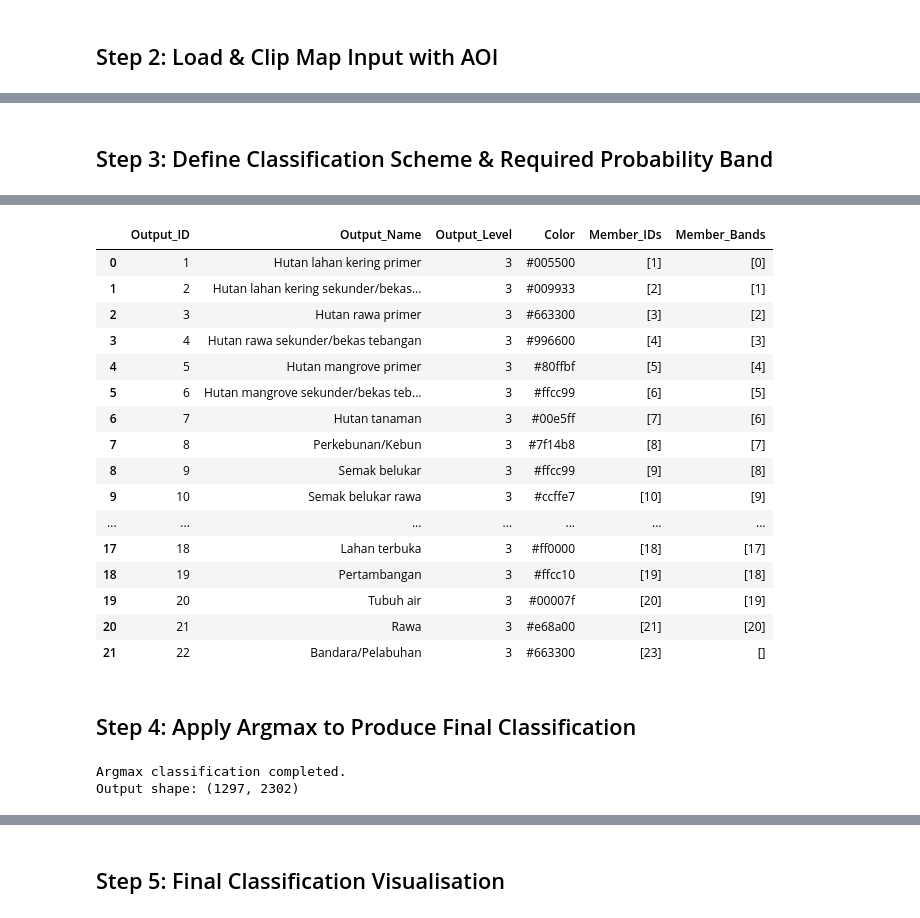
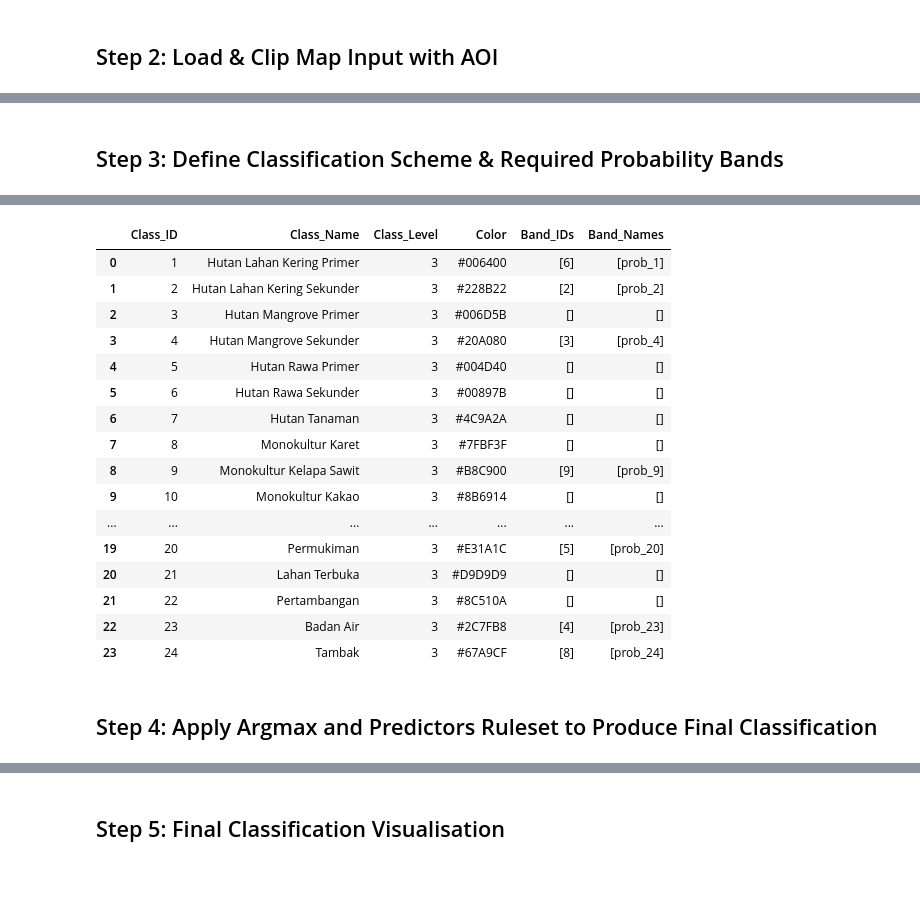
Before and after one commit to epistem-io/luma-stack, a Jupyter notebook: notebooks/classify_default_scheme.ipynb, the cells around one changed output, grey strips where cells are left out. Drawn from its saved outputs; the diff is of its cells as text; code cells hidden in the pictures; blank space fills up the shorter version.

Commit message:
Add the ruleset-predictor as an additional consideration when determining the final LULC classification

```diff
--- a/notebooks/classify_default_scheme.ipynb
+++ b/notebooks/classify_default_scheme.ipynb
@@ -37,14 +46,13 @@ ee.Initialize()
 ## Step 1: Define Inputs & Parameters
 # %%
 # Define input file path
-aoi_path = "../data/modular_mapping_approach/musi-banyuasin_test/aoi_muba.shp"
-multi_prob_map_path = "../data/modular_mapping_approach/musi-banyuasin_test/sumatra_multiprobability_stack_KLHK_30m-0000028672-0000028672.tif"
-predictors_map_path = "../data/modular_mapping_approach/musi-banyuasin_test/predictors_map.tif"
-modified_scheme_path = "../data/modular_mapping_approach/musi-banyuasin_test/modified_scheme.xlsx"
-ruleset_path = "../data/modular_mapping_approach/musi-banyuasin_test/predictors_ruleset.xlsx"
+aoi_path = "../data/modular_mapping_approach/aceh_test/aceh_aoi1.shp"
+multi_prob_map_path = "projects/epistem2/assets/probability_stack_Aceh_2020"
+predictors_map_path = "D:/aceh_test/predictors_composite_aceh_f.tif"
+modified_scheme_path = "../data/modular_mapping_approach/aceh_test/modified_scheme.xlsx"
+ruleset_path = "../data/modular_mapping_approach/aceh_test/predictors_ruleset.xlsx"
 year = 2020
-output_path = "../data/modular_mapping_approach/musi-banyuasin_test/result/"
-probability_threshold = 0.6
+Class_path = "../data/modular_mapping_approach/aceh_test/output"
 # %% [markdown]
 ## Step 2: Load & Clip Map Input with AOI
 # %%
@@ -86,5 +94,5 @@ Available predictors map bands:
 # %% [markdown]
-## Step 3: Define Classification Scheme & Required Probability Band
+## Step 3: Define Classification Scheme & Required Probability Bands
 # %%
 # Read scheme
 modified_scheme = pd.read_excel(modified_scheme_path)
@@ -98,7 +106,8 @@ mapping = build_mapping(scheme)
 # Aggregate probability cube
 aggregated_cube, output_info = aggregate_probability(
     raster_multi_prob,
-    mapping
+    mapping,
+    band_names_prob
 )
 
 output_info
@@ -107,29 +129,19 @@ Warning: 'Bandara/Pelabuhan' ignored missing raster band(s): [22]
-|  | Output_ID | Output_Name | Output_Level | Color | Member_IDs | Member_Bands |
-| 0 | 1 | Hutan lahan kering primer | 3 | #005500 | [1] | [0] |
-| 1 | 2 | Hutan lahan kering sekunder/bekas... | 3 | #009933 | [2] | [1] |
-| 2 | 3 | Hutan rawa primer | 3 | #663300 | [3] | [2] |
-| 3 | 4 | Hutan rawa sekunder/bekas tebangan | 3 | #996600 | [4] | [3] |
-| 4 | 5 | Hutan mangrove primer | 3 | #80ffbf | [5] | [4] |
-| 5 | 6 | Hutan mangrove sekunder/bekas teb... | 3 | #ffcc99 | [6] | [5] |
-| 6 | 7 | Hutan tanaman | 3 | #00e5ff | [7] | [6] |
-| 7 | 8 | Perkebunan/Kebun | 3 | #7f14b8 | [8] | [7] |
-| 8 | 9 | Semak belukar | 3 | #ffcc99 | [9] | [8] |
-| 9 | 10 | Semak belukar rawa | 3 | #ccffe7 | [10] | [9] |
+|  | Class_ID | Class_Name | Class_Level | Color | Band_IDs | Band_Names |
+| 0 | 1 | Hutan Lahan Kering Primer | 3 | #006400 | [6] | [prob_1] |
+| 1 | 2 | Hutan Lahan Kering Sekunder | 3 | #228B22 | [2] | [prob_2] |
+| 2 | 3 | Hutan Mangrove Primer | 3 | #006D5B | [] | [] |
+| 3 | 4 | Hutan Mangrove Sekunder | 3 | #20A080 | [3] | [prob_4] |
+| 4 | 5 | Hutan Rawa Primer | 3 | #004D40 | [] | [] |
+| 5 | 6 | Hutan Rawa Sekunder | 3 | #00897B | [] | [] |
+| 6 | 7 | Hutan Tanaman | 3 | #4C9A2A | [] | [] |
+| 7 | 8 | Monokultur Karet | 3 | #7FBF3F | [] | [] |
+| 8 | 9 | Monokultur Kelapa Sawit | 3 | #B8C900 | [9] | [prob_9] |
+| 9 | 10 | Monokultur Kakao | 3 | #8B6914 | [] | [] |
 | ... | ... | ... | ... | ... | ... | ... |
-| 17 | 18 | Lahan terbuka | 3 | #ff0000 | [18] | [17] |
-| 18 | 19 | Pertambangan | 3 | #ffcc10 | [19] | [18] |
-| 19 | 20 | Tubuh air | 3 | #00007f | [20] | [19] |
-| 20 | 21 | Rawa | 3 | #e68a00 | [21] | [20] |
-| 21 | 22 | Bandara/Pelabuhan | 3 | #663300 | [23] | [] |
+| 19 | 20 | Permukiman | 3 | #E31A1C | [5] | [prob_20] |
+| 20 | 21 | Lahan Terbuka | 3 | #D9D9D9 | [] | [] |
+| 21 | 22 | Pertambangan | 3 | #8C510A | [] | [] |
+| 22 | 23 | Badan Air | 3 | #2C7FB8 | [4] | [prob_23] |
+| 23 | 24 | Tambak | 3 | #67A9CF | [8] | [prob_24] |
 # %% [markdown]
-## Step 4: Apply Argmax to Produce Final Classification
+## Step 4: Apply Argmax and Predictors Ruleset to Produce Final Classification
-# %%
-# Apply classification
-classified_map, classified_meta, max_prob_map, argmax_indices, selected_class_ids = predict_class(
-    aggregated_cube,
-    output_info,
-    raster_meta_multi_prob
-)
-# %% [output]
-Argmax classification completed.
-Output shape: (1297, 2302)
```
Also changed, not shown: parts of 8 cells of this notebook, 1 other file.
